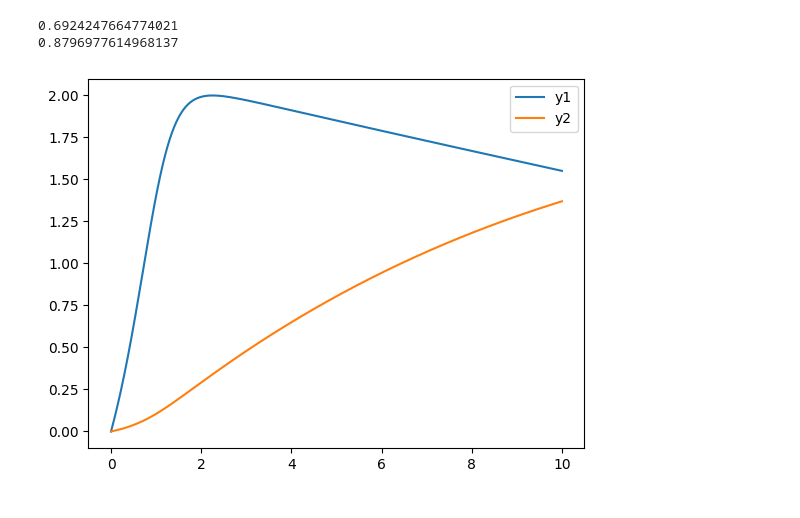
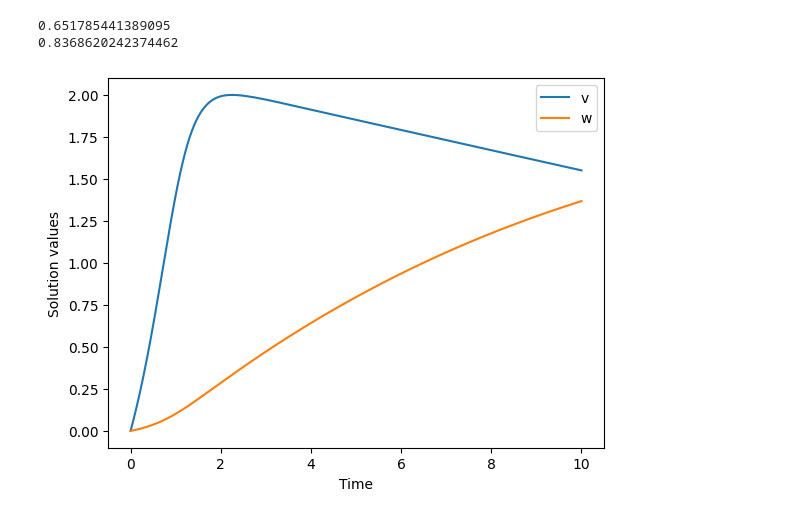
Before and after one commit to Armelle-h/Variance_reduction_Stochastic_Simulation_Project, a Jupyter notebook: Question5a).ipynb, the cells around one changed output. Saved outputs shown, nothing was run; the diff lists cells and outputs as text; code cells hidden in the pictures.

```diff
--- a/Question5a).ipynb
+++ b/Question5a).ipynb
@@ -1,41 +65,44 @@
 # %%
 import numpy as np
-from scipy.integrate import odeint
+from scipy.integrate import solve_ivp
 import matplotlib.pyplot as plt
 import random
 
-a=random.uniform(0.6, 0.8)
-print(a)
-b=random.uniform(0.7,0.9)
-print(b)
-eps=0.08
+
 
 # Define the system of ODEs
-def model(y, t):
-    y1, y2 = y
-    f1 = y1 - (y1**3)/3 -y2 + 1  # Define the function for dy1/dt
-    f2 = eps*(y1+a-b*y2)  # Define the function for dy2/dt
-    dydt = [f1, f2]
-    return dydt
+def f(t, y):
+    a=random.uniform(0.6, 0.8)
+    b=random.uniform(0.7,0.9)
+    eps=0.08
+    I=1
+    dy1_dt = y[0] - (y[0]**3)/3 - y[1]+I
+    dy2_dt = eps*(y[0] + a - b*y[1])
+    return [dy1_dt, dy2_dt]
 
 # Set initial conditions
 y0 = [0, 0]
 
 # Set the time points at which to solve the ODEs
 t = np.linspace(0, 10, 1000)
+t_span=[0,10]
+
 
 # Solve the ODEs
-solution = odeint(model, y0, t)
+solution = solve_ivp(f, t_span, y0,'BDF',t)
 
 # Extract results for plotting or further analysis
-y1_solution, y2_solution = solution[:, 0], solution[:, 1]
+t_values = solution.t
+y_values = solution.y
 
-# Plot the results if needed
-plt.plot(t, y1_solution, label='y1')
-plt.plot(t, y2_solution, label='y2')
+# Plot the results
+plt.plot(t_values, y_values[0], label='v')
+plt.plot(t_values, y_values[1], label='w')
+plt.xlabel('Time')
+plt.ylabel('Solution values')
 plt.legend()
 plt.show()
 # %% [output]
-0.6924247664774021
-0.8796977614968137
+0.651785441389095
+0.8368620242374462
-[figure, old version]
+[figure, new version]
```
Also changed, not shown: parts of 3 cells of this notebook, 2 other files.
